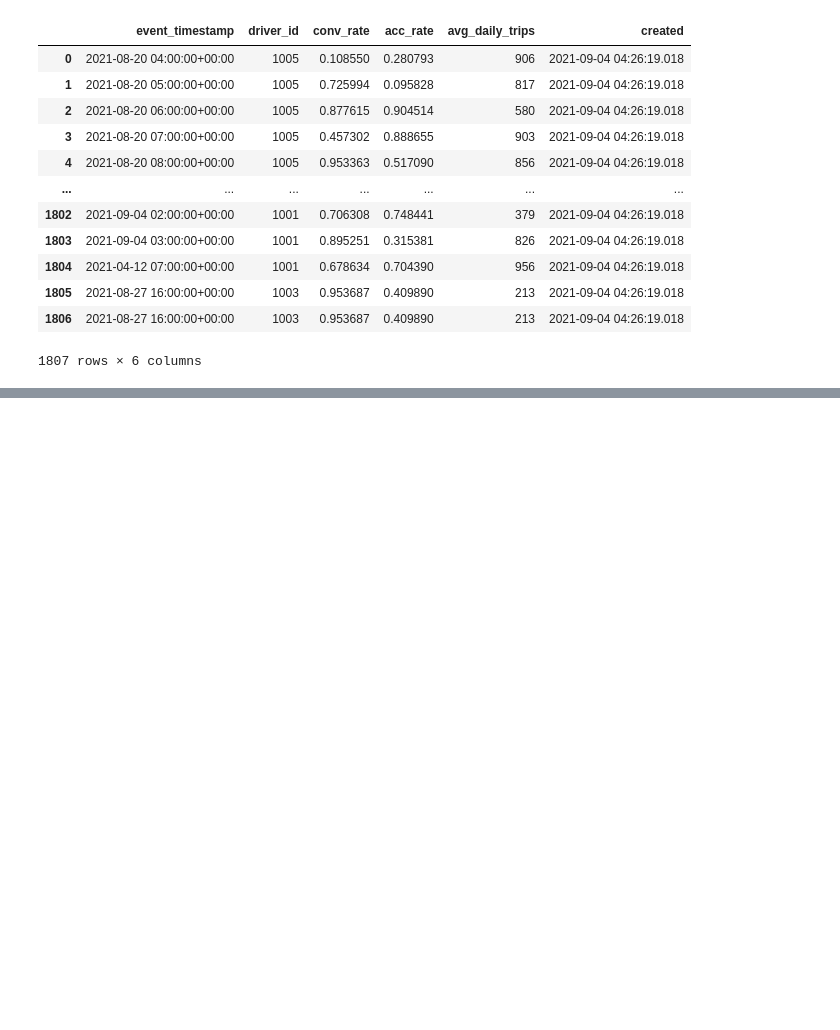
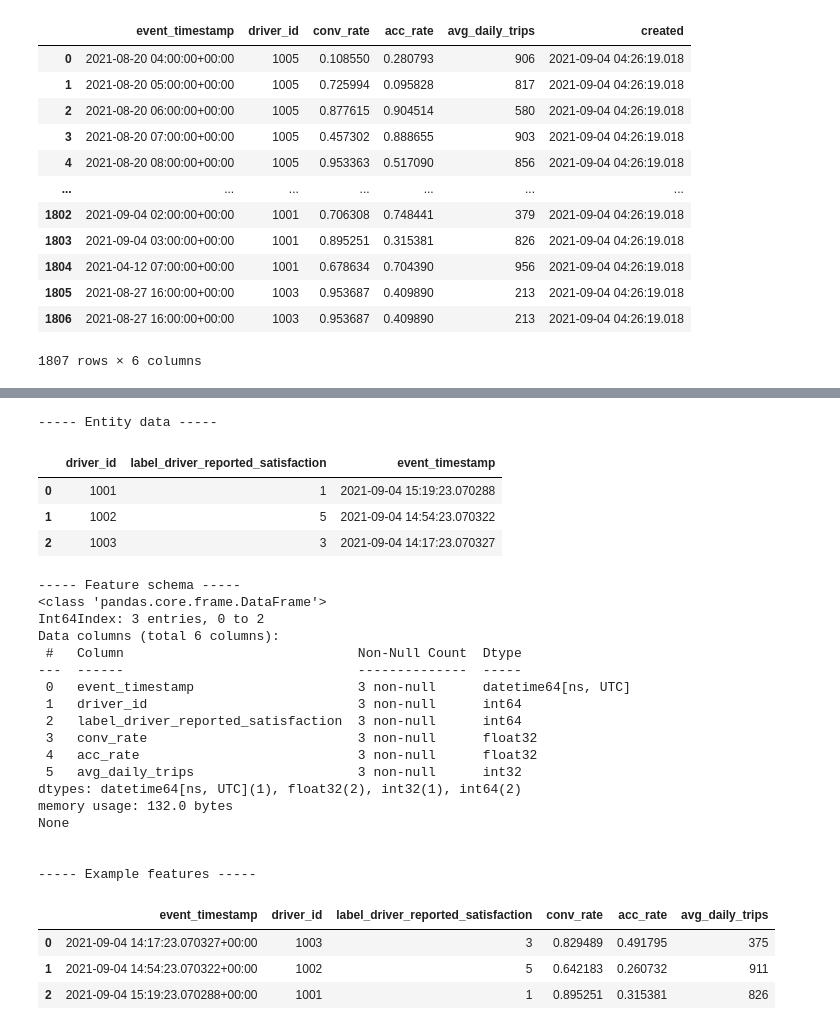
Before and after one commit to damianospark/mlops-rnd, a Jupyter notebook: FeatureStore/1.getting-started/feast-rnd.ipynb, the cells around one changed output, grey strips where cells are left out. Cells and saved outputs as stored; diff of their text form; code cells hidden in the pictures; blank space fills up the shorter version.

```diff
--- a/FeatureStore/1.getting-started/feast-rnd.ipynb
+++ b/FeatureStore/1.getting-started/feast-rnd.ipynb
@@ -180,0 +274,65 @@ Feast uses a time-series data model to represent data. This data model is used t
+# %%
+from datetime import datetime, timedelta
+import pandas as pd
+
+from feast import FeatureStore
+
+# The entity dataframe is the dataframe we want to enrich with feature values
+entity_df = pd.DataFrame.from_dict(
+    {
+        "driver_id": [1001, 1002, 1003],
+        "label_driver_reported_satisfaction": [1, 5, 3],
+        "event_timestamp": [
+            datetime.now() - timedelta(minutes=11),
+            datetime.now() - timedelta(minutes=36),
+            datetime.now() - timedelta(minutes=73),
+        ],
+    }
+)
+print("\n----- Entity data -----")
+display(entity_df)
+store = FeatureStore(repo_path=".")
+
+training_df = store.get_historical_features(
+    entity_df=entity_df,
+    features=[
+        "driver_hourly_stats:conv_rate",
+        "driver_hourly_stats:acc_rate",
+        "driver_hourly_stats:avg_daily_trips",
+    ],
+).to_df()
+
+print("----- Feature schema -----")
+print(training_df.info(),'\n')
+
+print()
+print("----- Example features -----")
+display(training_df.head())
+# %% [output]
+----- Entity data -----
+|  | driver_id | label_driver_reported_satisfaction | event_timestamp |
+| 0 | 1001 | 1 | 2021-09-04 15:19:23.070288 |
+| 1 | 1002 | 5 | 2021-09-04 14:54:23.070322 |
+| 2 | 1003 | 3 | 2021-09-04 14:17:23.070327 |
+----- Feature schema -----
+<class 'pandas.core.frame.DataFrame'>
+Int64Index: 3 entries, 0 to 2
+Data columns (total 6 columns):
+ #   Column                              Non-Null Count  Dtype
+---  ------                              --------------  -----
+ 0   event_timestamp                     3 non-null      datetime64[ns, UTC]
+ 1   driver_id                           3 non-null      int64
+ 2   label_driver_reported_satisfaction  3 non-null      int64
+ 3   conv_rate                           3 non-null      float32
+ 4   acc_rate                            3 non-null      float32
+ 5   avg_daily_trips                     3 non-null      int32
+dtypes: datetime64[ns, UTC](1), float32(2), int32(1), int64(2)
+memory usage: 132.0 bytes
+None
+
+
+----- Example features -----
+|  | event_timestamp | driver_id | label_driver_reported_satisfaction | conv_rate | acc_rate | avg_daily_trips |
+| 0 | 2021-09-04 14:17:23.070327+00:00 | 1003 | 3 | 0.829489 | 0.491795 | 375 |
+| 1 | 2021-09-04 14:54:23.070322+00:00 | 1002 | 5 | 0.642183 | 0.260732 | 911 |
+| 2 | 2021-09-04 15:19:23.070288+00:00 | 1001 | 1 | 0.895251 | 0.315381 | 826 |
```
Also changed, not shown: parts of 40 cells of this notebook, 4 other files.
